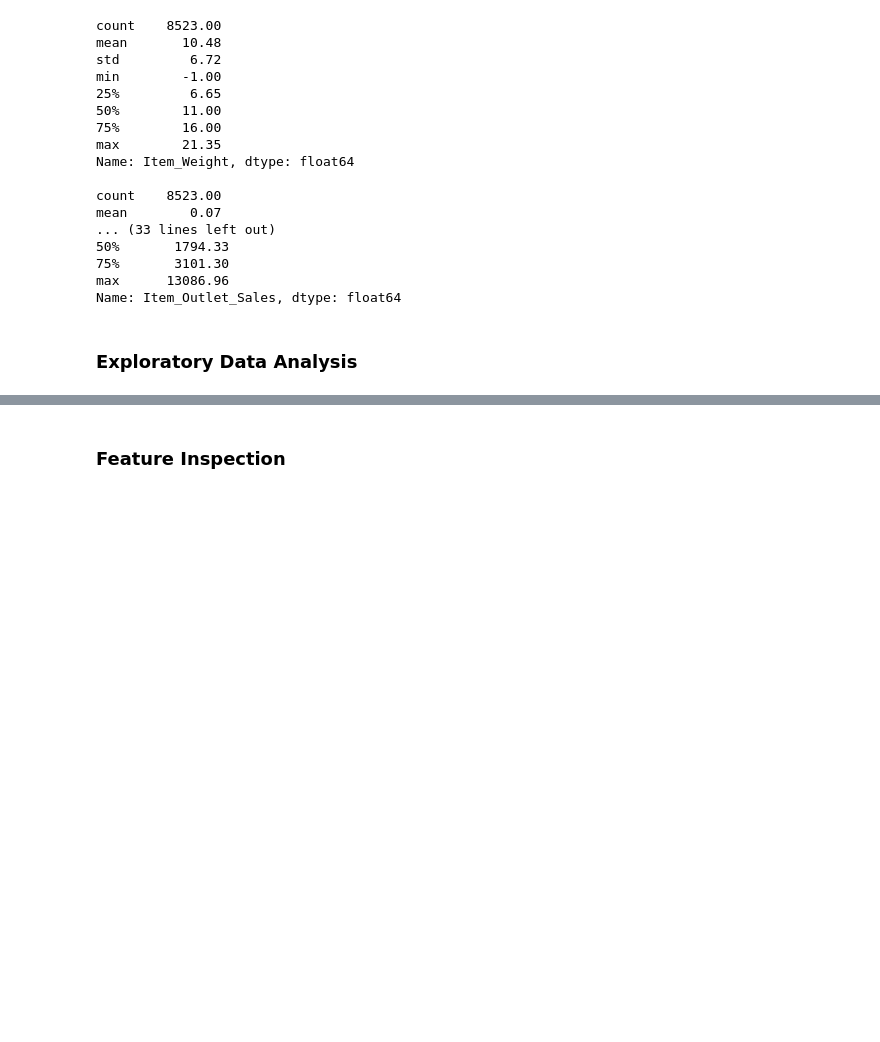
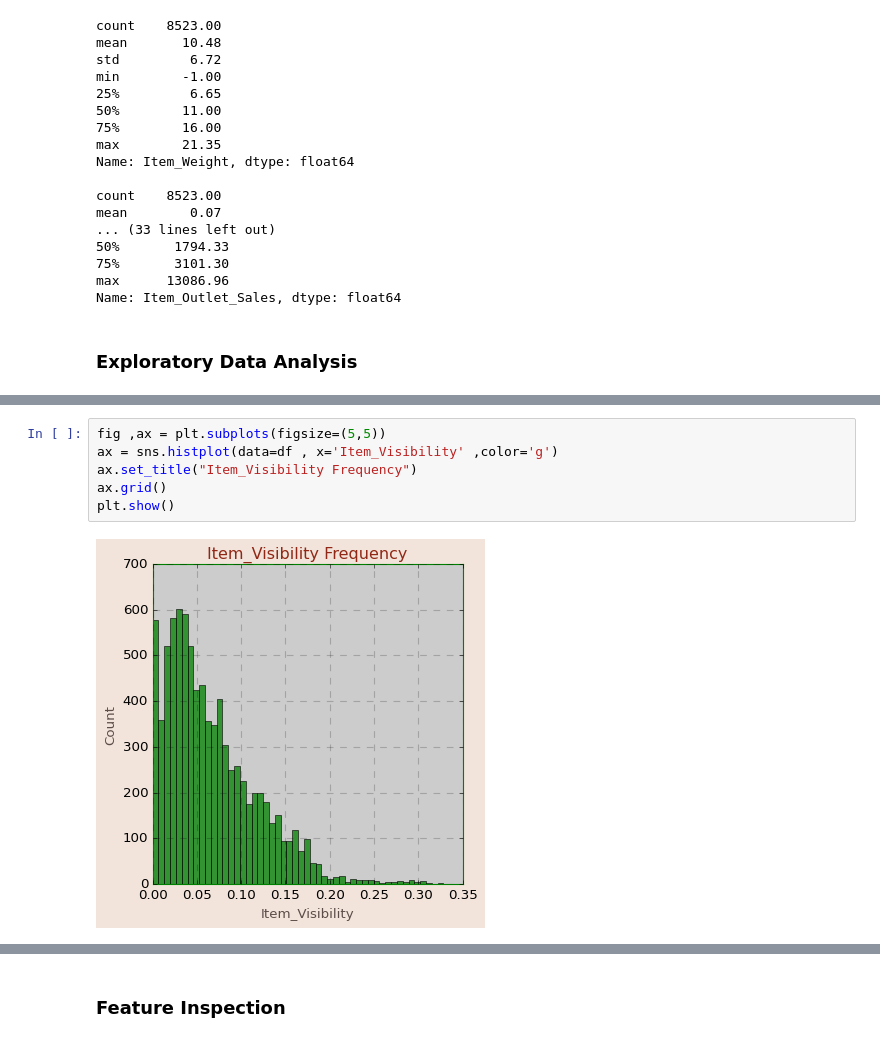
Before and after one commit to YazanMaghary/Prediction-of-Product-Sales, a Jupyter notebook: Prediction_of_Product_Sales.ipynb, the cells around one changed output, grey strips where cells are left out. Saved outputs shown, nothing was run; the diff lists cells and outputs as text; blank space fills up the shorter version.

```diff
--- a/Prediction_of_Product_Sales.ipynb
+++ b/Prediction_of_Product_Sales.ipynb
@@ -205,0 +343,8 @@ Name: Item_Outlet_Sales, dtype: float64
+# %%
+fig ,ax = plt.subplots(figsize=(5,5))
+ax = sns.histplot(data=df , x='Item_Visibility' ,color='g')
+ax.set_title("Item_Visibility Frequency")
+ax.grid()
+plt.show()
+# %% [output]
+[figure, added]
```
Also changed, not shown: parts of 39 cells of this notebook.
